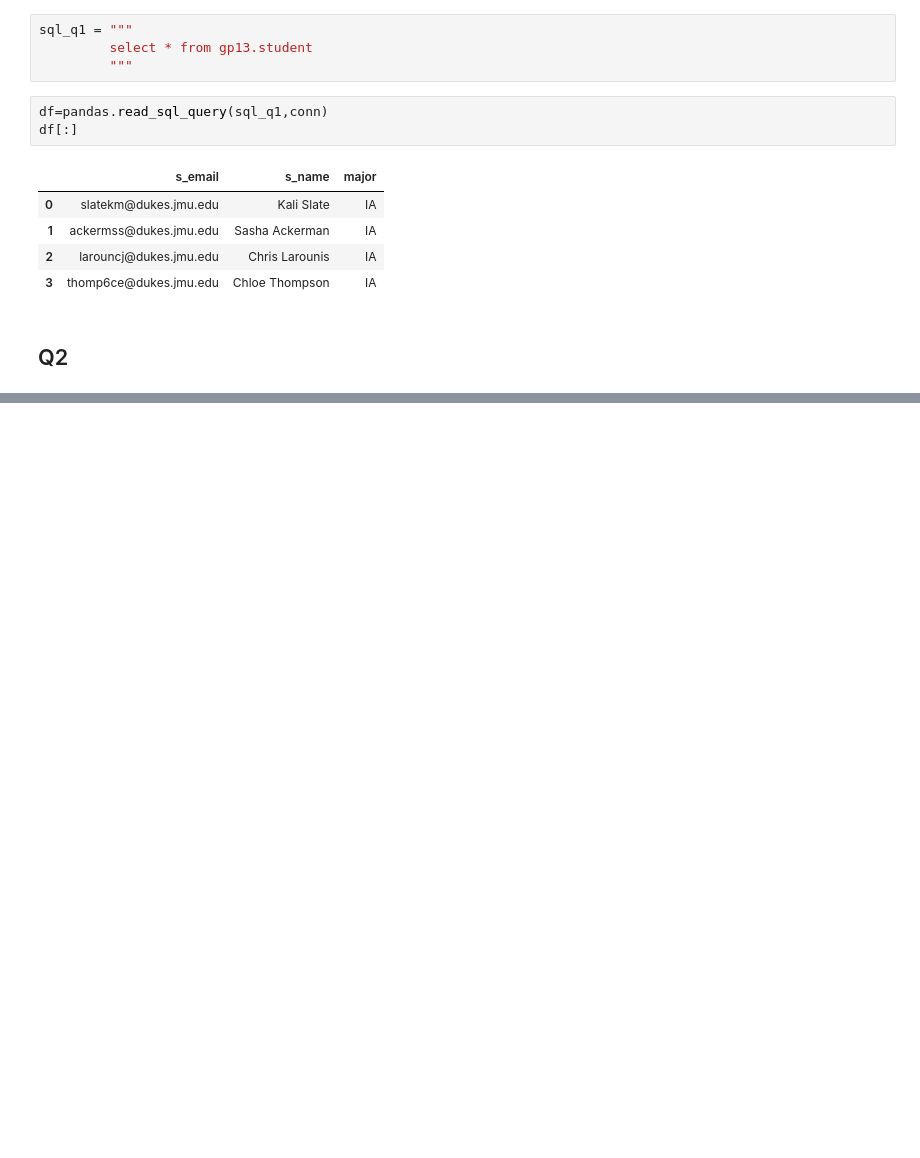
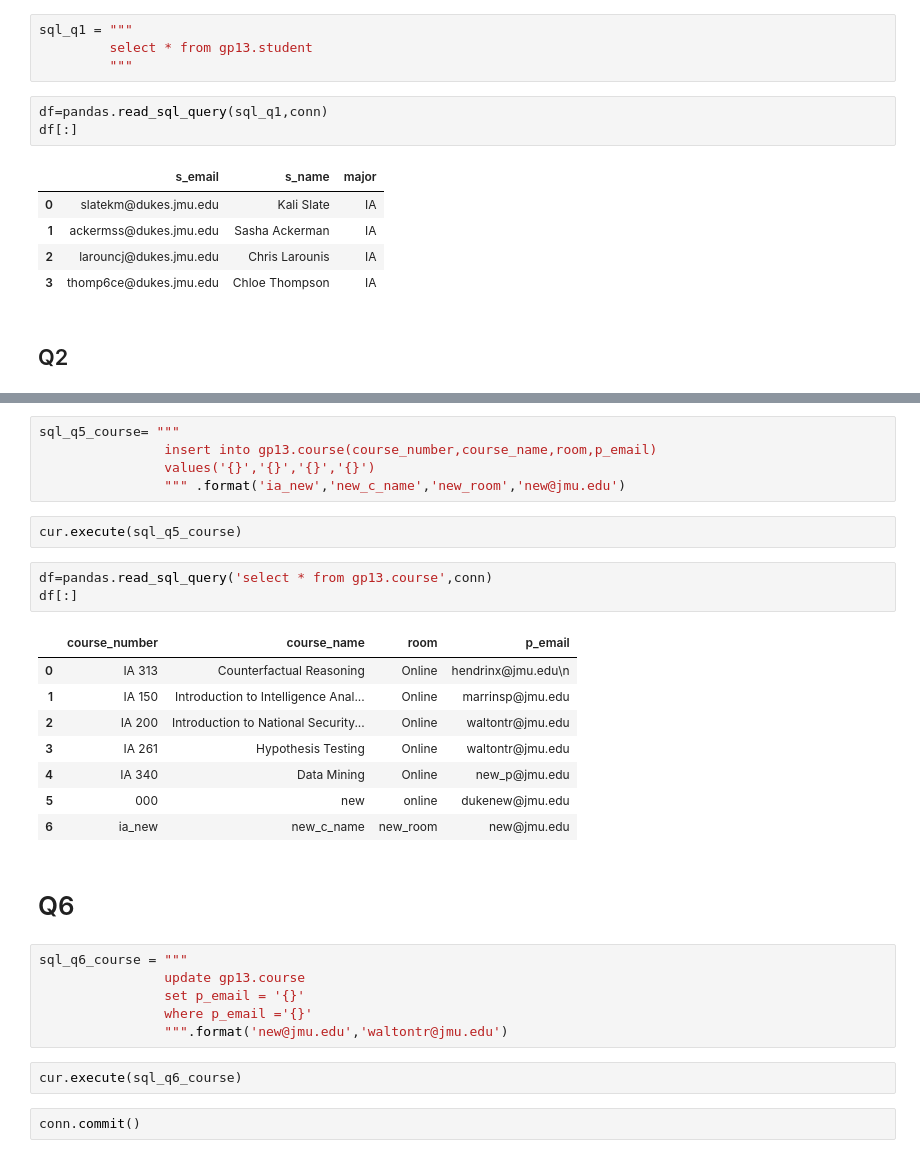
Before and after one commit to Kalisl8/340, a Jupyter notebook: lab 4.ipynb, the cells around one changed output, grey strips where cells are left out. Cells and saved outputs as stored; diff of their text form; blank space fills up the shorter version.

```diff
--- a/lab 4.ipynb
+++ b/lab 4.ipynb
@@ -75,0 +128,31 @@ DatabaseError: Execution failed on sql '
+# %%
+sql_q5_course= """
+                insert into gp13.course(course_number,course_name,room,p_email)
+                values('{}','{}','{}','{}')
+                """ .format('ia_new','new_c_name','new_room','new@jmu.edu')
+# %%
+cur.execute(sql_q5_course)
+# %%
+df=pandas.read_sql_query('select * from gp13.course',conn)
+df[:]
+# %% [output]
+|  | course_number | course_name | room | p_email |
+| 0 | IA 313 | Counterfactual Reasoning | Online | hendrinx@jmu.edu\n |
+| 1 | IA 150 | Introduction to Intelligence Anal... | Online | marrinsp@jmu.edu |
+| 2 | IA 200 | Introduction to National Security... | Online | waltontr@jmu.edu |
+| 3 | IA 261 | Hypothesis Testing | Online | waltontr@jmu.edu |
+| 4 | IA 340 | Data Mining | Online | new_p@jmu.edu |
+| 5 | 000 | new | online | dukenew@jmu.edu |
+| 6 | ia_new | new_c_name | new_room | new@jmu.edu |
+# %% [markdown]
+# Q6
+# %%
+sql_q6_course = """
+                update gp13.course
+                set p_email = '{}'
+                where p_email ='{}'
+                """.format('new@jmu.edu','waltontr@jmu.edu')
+# %%
+cur.execute(sql_q6_course)
+# %%
+conn.commit()
```
Also changed, not shown: parts of 22 cells of this notebook.
